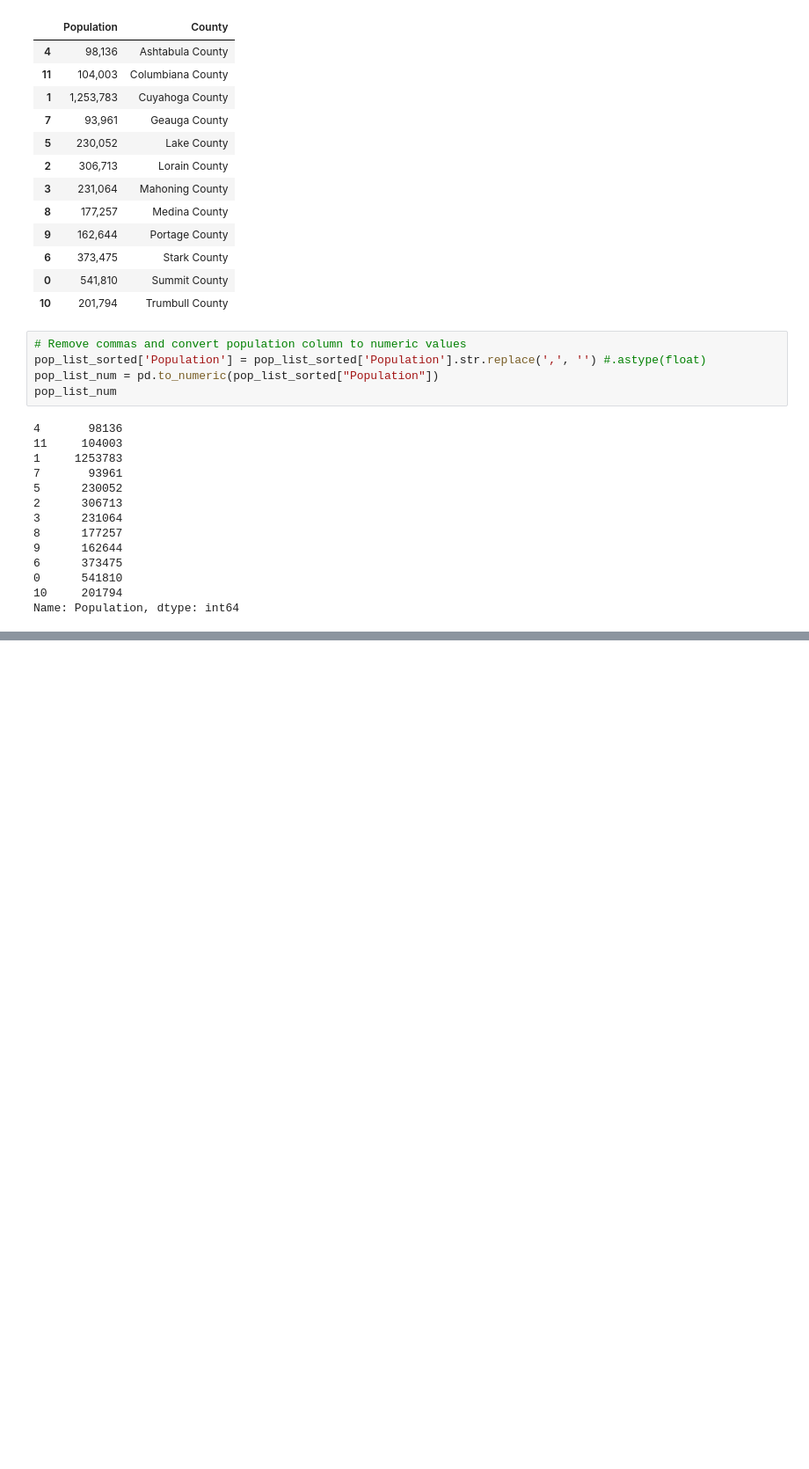
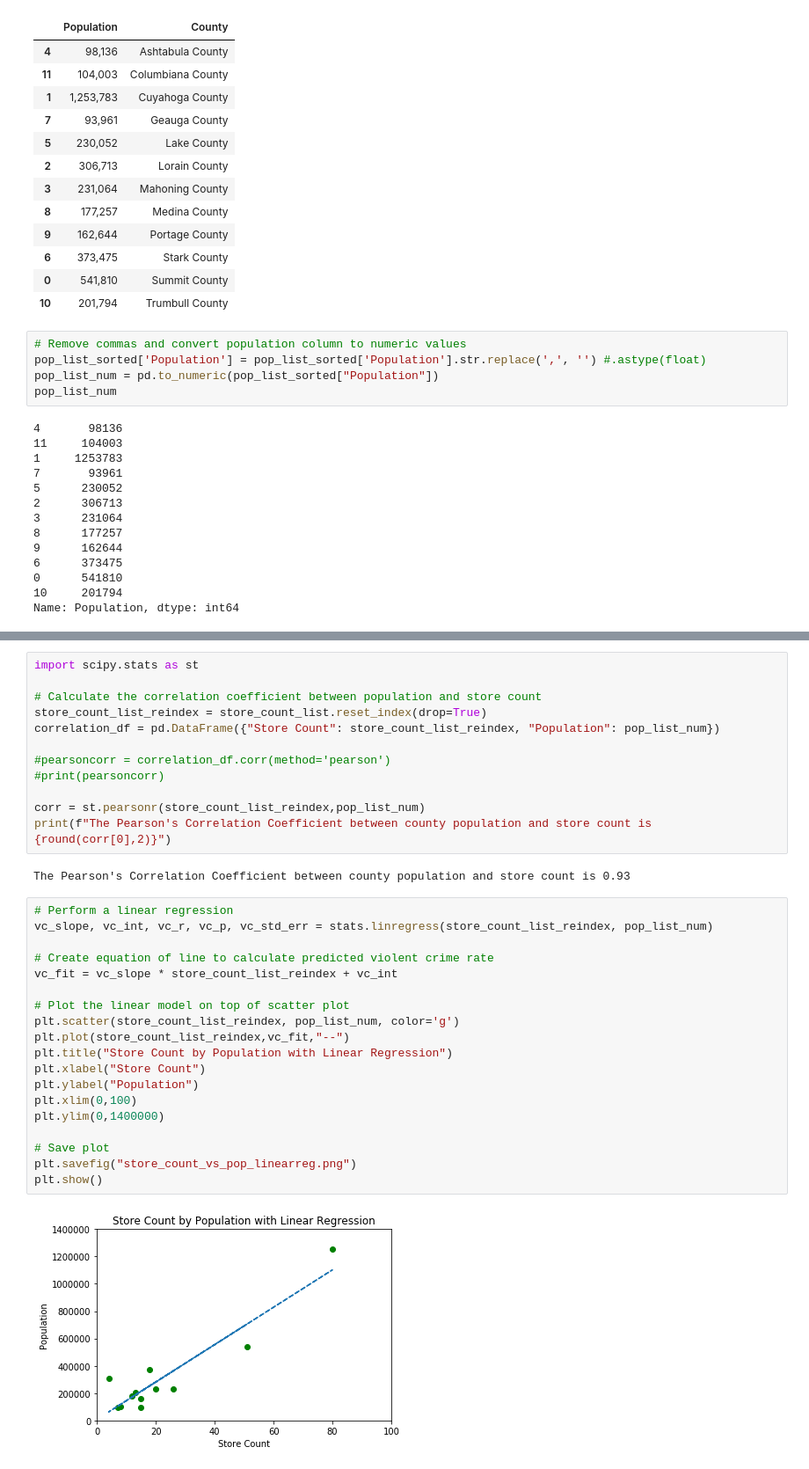
Before and after one commit to BenSnyder90/GroceryStoreAnalysis, a Jupyter notebook: storename_cleanup.ipynb, the cells around one changed output, grey strips where cells are left out. Shown at 88% size. Saved outputs shown, nothing was run; the diff lists cells and outputs as text; blank space fills up the shorter version.

Commit message:
Added linear regression to Count-Population scatter plot

```diff
--- a/storename_cleanup.ipynb
+++ b/storename_cleanup.ipynb
@@ -455,6 +458,41 @@ plt.savefig("store_count_vs_population.png")
 plt.show()
 # %% [output]
 [figure]
+# %%
+import scipy.stats as st
+
+# Calculate the correlation coefficient between population and store count
+store_count_list_reindex = store_count_list.reset_index(drop=True)
+correlation_df = pd.DataFrame({"Store Count": store_count_list_reindex, "Population": pop_list_num})
+
+#pearsoncorr = correlation_df.corr(method='pearson')
+#print(pearsoncorr)
+
+corr = st.pearsonr(store_count_list_reindex,pop_list_num)
+print(f"The Pearson's Correlation Coefficient between county population and store count is {round(corr[0],2)}")
+# %% [output]
+The Pearson's Correlation Coefficient between county population and store count is 0.93
+# %%
+# Perform a linear regression
+vc_slope, vc_int, vc_r, vc_p, vc_std_err = stats.linregress(store_count_list_reindex, pop_list_num)
+
+# Create equation of line to calculate predicted violent crime rate
+vc_fit = vc_slope * store_count_list_reindex + vc_int
+
+# Plot the linear model on top of scatter plot
+plt.scatter(store_count_list_reindex, pop_list_num, color='g')
+plt.plot(store_count_list_reindex,vc_fit,"--")
+plt.title("Store Count by Population with Linear Regression")
+plt.xlabel("Store Count")
+plt.ylabel("Population")
+plt.xlim(0,100)
+plt.ylim(0,1400000)
+
+# Save plot
+plt.savefig("store_count_vs_pop_linearreg.png")
+plt.show()
+# %% [output]
+[figure, added]
 # %%
 # Set up bar chart for store count by county
 x_labels2 = store_count_list.index.to_list()
```
Also changed, not shown: parts of 3 cells of this notebook, 1 other file.
